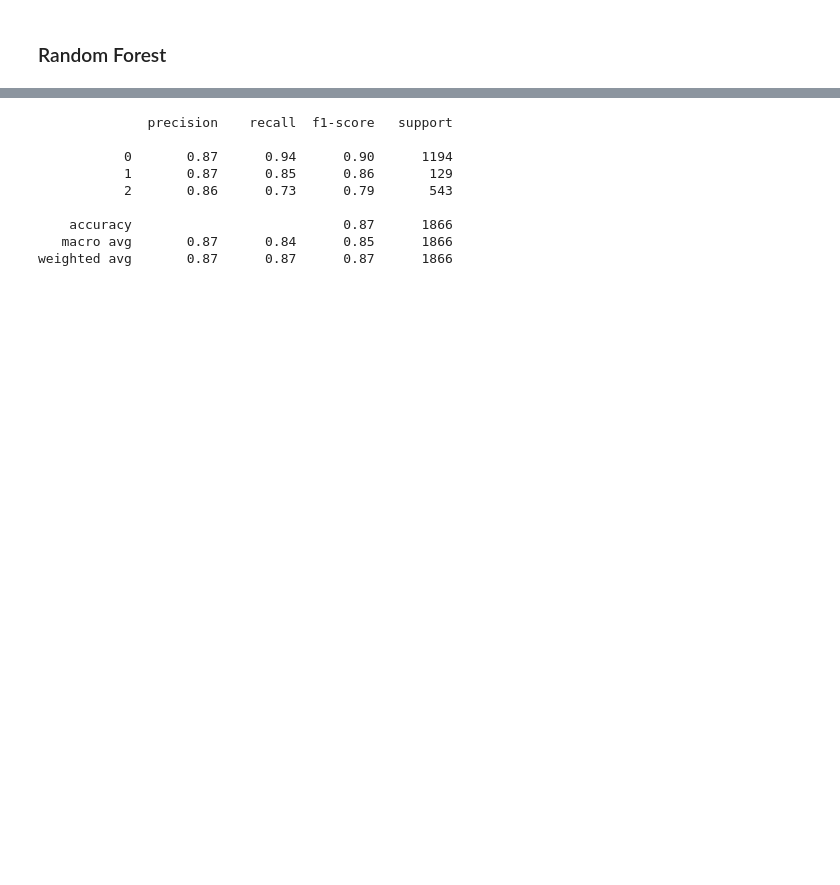
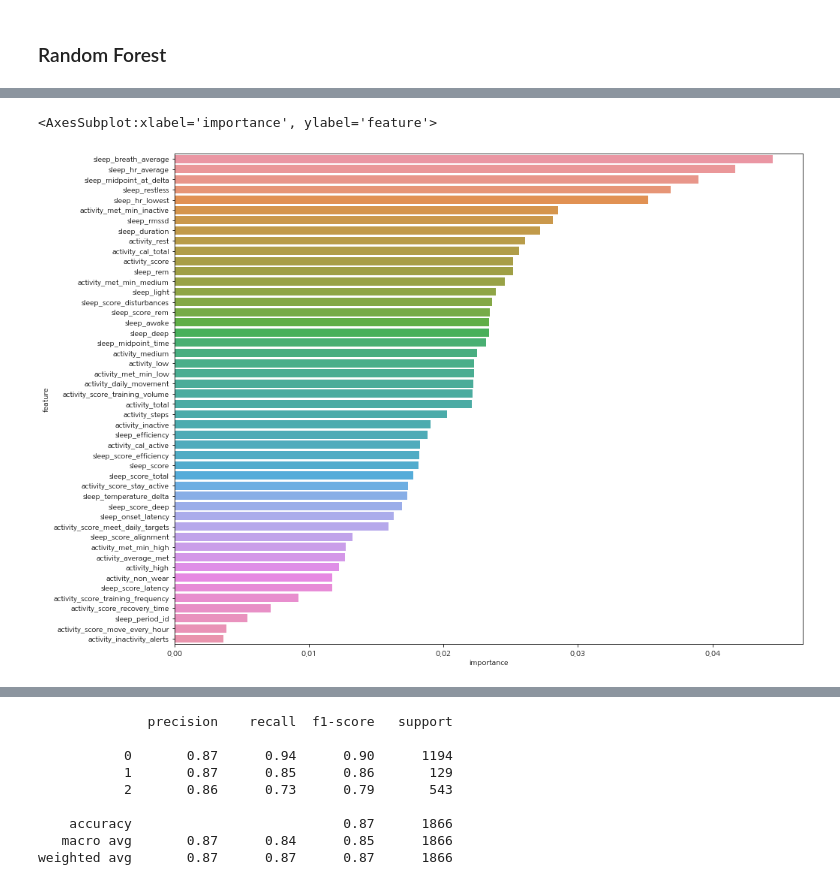
Before and after one commit to NumpyGonHey/Dementia_clf, a Jupyter notebook: dolphin/baseline.ipynb, the cells around one changed output, grey strips where cells are left out. Cells and saved outputs as stored; diff of their text form; code cells hidden in the pictures; blank space fills up the shorter version.

```diff
--- a/dolphin/baseline.ipynb
+++ b/dolphin/baseline.ipynb
@@ -462,0 +496,8 @@ print(model_lr.score(test_X, test_y))
+# %%
+pca = PCA(n_components=4)
+pca_data = pca.fit_transform(input_data_X[not_necessary])
+pca_data = pd.DataFrame(pca_data)
+
+input_data_X = input_data_X.drop(not_necessary, axis=1)
+input_data_X = pd.concat([input_data_X, pca_data], axis=1)
+input_data_X
@@ -462,0 +518,16 @@ print(model_lr.score(test_X, test_y))
+# %%
+# train/ test data 로 split
+tr_val_X, test_X, tr_val_y, test_y = train_test_split(
+    input_data_X,
+    input_data_y,
+    test_size = 0.2,
+    random_state = 42,
+    shuffle=True,
+    stratify = input_data_y # Classification 중요 option
+)
+
+model_lr = LogisticRegression(max_iter=1000, solver='newton-cg')
+model_lr.fit(tr_val_X, tr_val_y)
+
+print(model_lr.score(tr_val_X, tr_val_y))
+print(model_lr.score(test_X, test_y))
@@ -462,0 +539,4 @@ print(model_lr.score(test_X, test_y))
+# %%
+model_dt = DecisionTreeClassifier()
+# %%
+model_dt.fit(tr_val_X, tr_val_y)
@@ -521 +612,12 @@ print(classification_report(test_y, pred_rf))
 weighted avg       0.89      0.88      0.88      1866
+# %%
+# RF, DT의 feature importance 는 Gini Impurity 기반의 것만 제공합니다
+feature_importance_rf = pd.DataFrame(test_X.columns, columns=["feature"])
+feature_importance_rf["importance"] = model_rf.feature_importances_
+feature_importance_rf = feature_importance_rf.sort_values(by=["importance"], ascending=False)
+
+plt.figure(figsize = (15,12))
+sns.barplot(data=feature_importance_rf, x="importance", y="feature")
+# %% [output]
+<AxesSubplot:xlabel='importance', ylabel='feature'>
+[figure, added]
```
Also changed, not shown: parts of 99 cells of this notebook.
